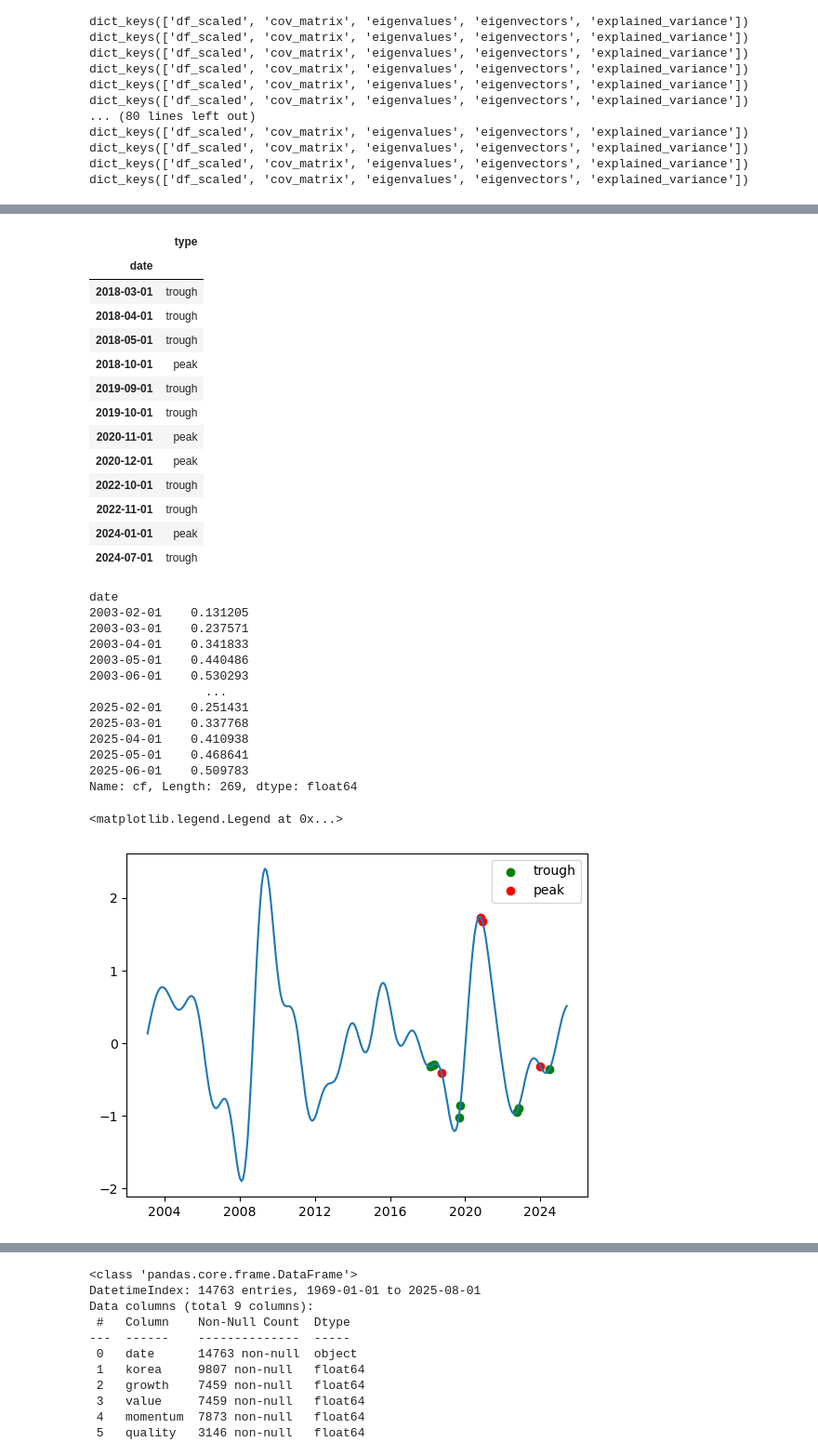
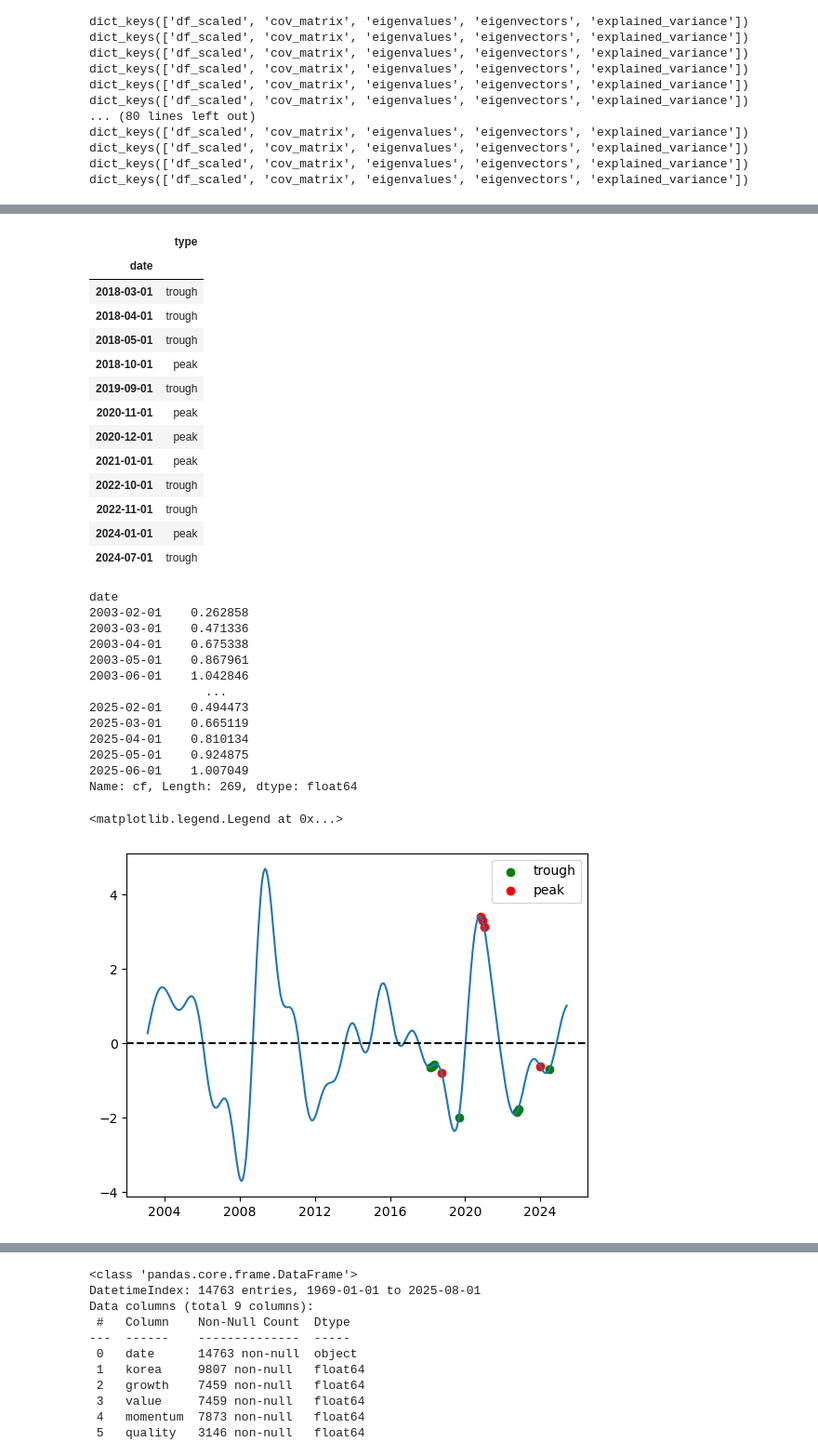
Before and after one commit to yyunjioh/2025.08_LS_Quant_1, a Jupyter notebook: week4/regime_recog - 복사본.ipynb, the cells around one changed output, grey strips where cells are left out. Shown: that part at 93% size. Drawn from its saved outputs; the diff is of its cells as text; code cells hidden in the pictures.

```diff
--- a/week4/regime_recog - 복사본.ipynb
+++ b/week4/regime_recog - 복사본.ipynb
@@ -34,7 +34,7 @@ for a in df1.columns:
 #장단기 스프레드 // 출하지수-재고지수 스프레드
 df1['y_spd'] = df1['10y'] - df1['3y']
 df1['manu_spd'] = df1['shipment'] - df1['inven']
-df1['manu_ratio'] = (df1['shipment'] / df1['inven'])-1 #스프레드하면 스케일이 약간 애매해져서, 양 지수에 로그취해서 빼줌
+df1['manu_ratio'] = (np.log(df1['shipment'])-np.log(df1['inven'])) #스프레드하면 스케일이 약간 애매해져서, 양 지수에 로그취해서 빼줌
 
 #설비투자전망지수 대기업+중소기업 평균 산출
 df1['bsi_inv'] = (df1['bsi_inv_big'] + df1['bsi_inv_small']) / 2
@@ -76,6 +76,11 @@ def pca(x):
     df_scaled = scaler.fit_transform(x) #데이터 표준화
     cov_matrix = np.cov(df_scaled, rowvar=False) #공분산 행렬 계산
     eigenvalues, eigenvectors = np.linalg.eig(cov_matrix) #아이겐벡터, 밸류 계산
+    idx = np.argsort(eigenvalues)[::-1]  # 큰 값 순 정렬
+    eigenvalues = eigenvalues[idx]
+    eigenvectors = eigenvectors[:, idx]
+
+
     principal_components = df_scaled.dot(eigenvectors[:, 0])  # 첫 번째 주성분(PC1)
 
     # PC1 방향을 나타내는 벡터
@@ -230,11 +227,12 @@ for i in range(0,len(df2_test.index)):
     data_pc.index = temp.index
     # Growth indicator 산출하는 부분
     # 각 지표별 가중치 변경하려면 이 부분 수정하기
+    '''
     w0 = pca_result['explained_variance']['Explained Variance Ratio'].iloc[0]
-    w1 = pca_result['explained_variance']['Explained Variance Ratio'].iloc[0]
-    w2 = pca_result['explained_variance']['Explained Variance Ratio'].iloc[0]
-
-    data_pc['growth_indicator'] = data_pc['PC1']*w0 + data_pc['PC2']*w1 + data_pc['PC3']*w2
+    w1 = pca_result['explained_variance']['Explained Variance Ratio'].iloc[1]
+    w2 = pca_result['explained_variance']['Explained Variance Ratio'].iloc[2]
+    '''
+    data_pc['growth_indicator'] = data_pc['PC1'] + data_pc['PC2'] + data_pc['PC3']
 
     #cf필터 적용
     data_pc['cf'] = cf_filter.cffilter(data_pc['growth_indicator'], low=18, high=96, drift=True)[0]
@@ -326,9 +322,9 @@ detection_result
 | 2018-05-01 | trough |
 | 2018-10-01 | peak |
 | 2019-09-01 | trough |
-| 2019-10-01 | trough |
 | 2020-11-01 | peak |
 | 2020-12-01 | peak |
+| 2021-01-01 | peak |
 | 2022-10-01 | trough |
 | 2022-11-01 | trough |
 | 2024-01-01 | peak |
@@ -337,31 +333,33 @@ detection_result
 data_pc['cf']
 # %% [output]
 date
-2003-02-01    0.131205
-2003-03-01    0.237571
-2003-04-01    0.341833
-2003-05-01    0.440486
-2003-06-01    0.530293
+2003-02-01    0.262858
+2003-03-01    0.471336
+2003-04-01    0.675338
+2003-05-01    0.867961
+2003-06-01    1.042846
                 ...
-2025-02-01    0.251431
-2025-03-01    0.337768
-2025-04-01    0.410938
-2025-05-01    0.468641
-2025-06-01    0.509783
+2025-02-01    0.494473
+2025-03-01    0.665119
+2025-04-01    0.810134
+2025-05-01    0.924875
+2025-06-01    1.007049
 Name: cf, Length: 269, dtype: float64
 # %%
 #플롯 그리기
 ipi = cf_filter.cffilter(df1['ipi'], low=18, high=96, drift=True)[0]
 plt.plot(data_pc['cf']) #그리고 싶은 베이스 플롯은 여기에
 peak = detection_result['type'].loc[detection_result['type']=='peak'] #마루 정의
 trough = detection_result['type'].loc[detection_result['type']=='trough'] #골 정의
 
+
 plt.scatter(trough.index, data_pc['cf'].loc[trough.index], color='green',label='trough') #점찍기
 plt.scatter(peak.index, data_pc['cf'].loc[peak.index], color='red',label='peak') #점찍기
+plt.axhline(y = 0, color='black', linestyle='--')  # y=15 위치에 빨간 점선
 plt.legend() #범례
 # %% [output]
 <matplotlib.legend.Legend at 0x...>
-[figure, old version]
+[figure, new version]
 # %%
 import FinanceDataReader as fdr
 k200 = fdr.DataReader('KS200', '2003-02-01', '2025-06-30') # KOSPI 200 (KRX)
```
Also changed, not shown: parts of 20 cells of this notebook, 2 other files.
